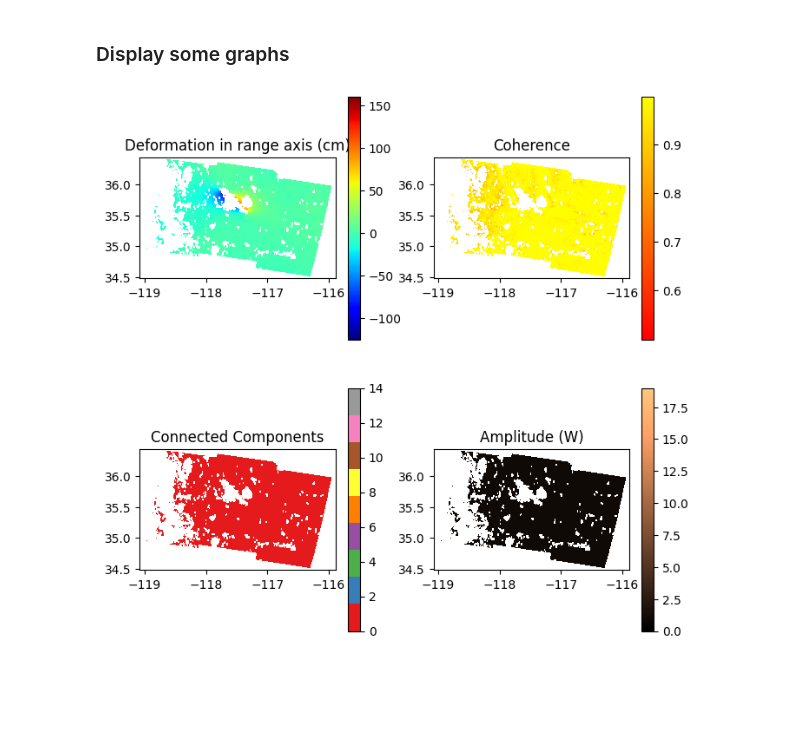
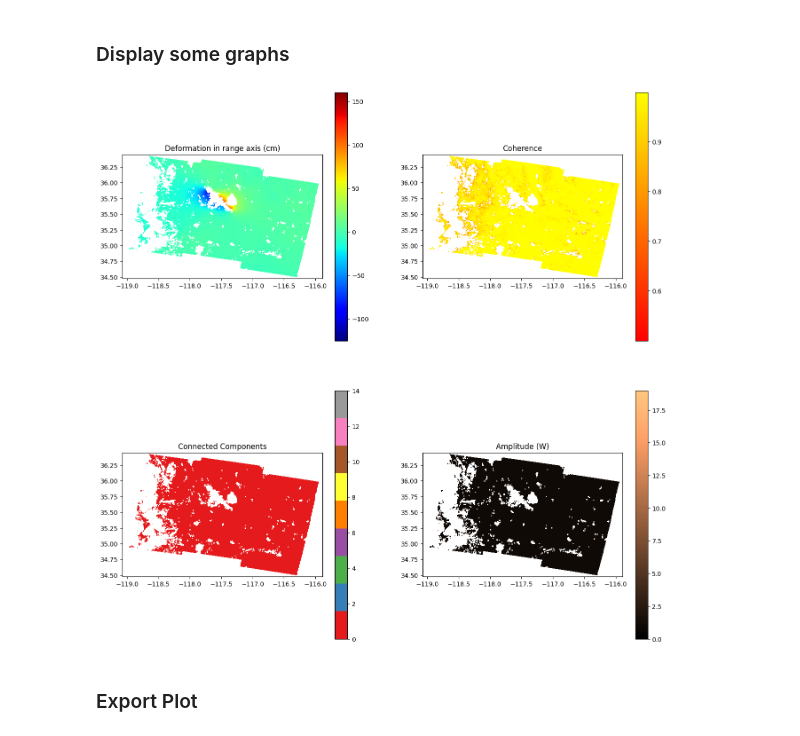
Before and after one commit to paxtonion-space-apps/nasa-space-apps, a Jupyter notebook: notebook/scripts.ipynb, the cells around one changed output. Drawn from its saved outputs; the diff is of its cells as text; code cells hidden in the pictures; blank space fills up the shorter version.

Commit message:
Updated to export processing to pdf

```diff
--- a/notebook/scripts.ipynb
+++ b/notebook/scripts.ipynb
@@ -41,8 +43,8 @@ os.chdir("../")
 # %% [markdown]
 ### Open the .nc file
 # %%
-fp = "./temp/S1-GUNW-D-R-071-tops-20190716_20180627-135212-36450N_34472N-PP-b69d-v2_0_2.nc"
-nc = netCDF4.Dataset(fp) # reading the nc file and creating Dataset
+fp = f"./temp/{dataset}"
+nc = netCDF4.Dataset(fp)
 # %% [markdown]
 ### Read stuff from the .nc file then close it
 # %%
@@ -84,37 +86,37 @@ phase_cm_units = wavelength * phase / (2*np.pi)
 # %%
 %matplotlib inline
 
-_,ax=plt.subplots(2,2,figsize = (8,8))
+fig,ax=plt.subplots(2,2,figsize = (16,16))
+
+# Deformation
 ax1=plt.subplot(2,2,1)
-#plt.imshow(phase / (2*np.pi),extent = image_extent)
 plt.imshow(phase_cm_units,extent = image_extent)
 plt.set_cmap('jet')
 plt.colorbar()
 ax1.set_title('Deformation in range axis (cm)')
-# ax1.set_title('Unwrapped Phase / 2pi')
 
+# Coherence
 ax2=plt.subplot(2,2,2,sharex=ax1,sharey=ax1)
 plt.imshow(coherence,extent = image_extent)
 plt.set_cmap('autumn')
 ax2.set_title('Coherence')
 plt.colorbar()
 
+# Connected components?
 ax3=plt.subplot(2,2,3,sharex=ax1,sharey=ax1)
 plt.imshow(connected_components,extent = image_extent)
-#plt.set_cmap(cm.get_cmap('Set1')(N_cc))
 plt.set_cmap('Set1')
 ax3.set_title('Connected Components')
 plt.colorbar()
 
-# ax3=plt.subplot(2,2,3,sharex=ax1,sharey=ax1)
-# plt.imshow(np.mod(phase,2*np.pi)/(2*np.pi),extent = image_extent)
-# plt.set_cmap('hsv')
-# ax3.set_title('Wrapped phase / 2pi')
-# cbar = plt.colorbar()
+# Amplitude
 ax4=plt.subplot(2,2,4,sharex=ax1,sharey=ax1)
 plt.imshow(amp,extent = image_extent)
 plt.set_cmap('copper')
 ax4.set_title('Amplitude (W)')
+
 _ = plt.colorbar()
 # %% [output]
-[figure, old version]
+[figure, new version]
+# %% [markdown]
+### Export Plot
```
Also changed, not shown: parts of 3 cells of this notebook, 1 other file.
